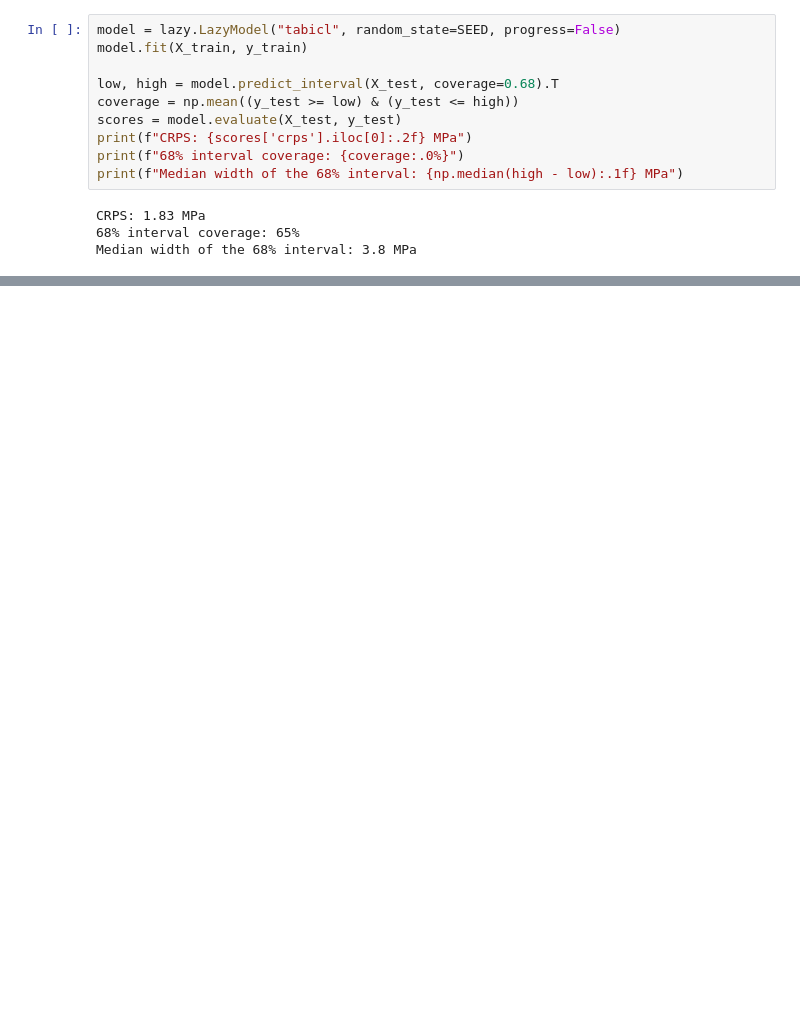
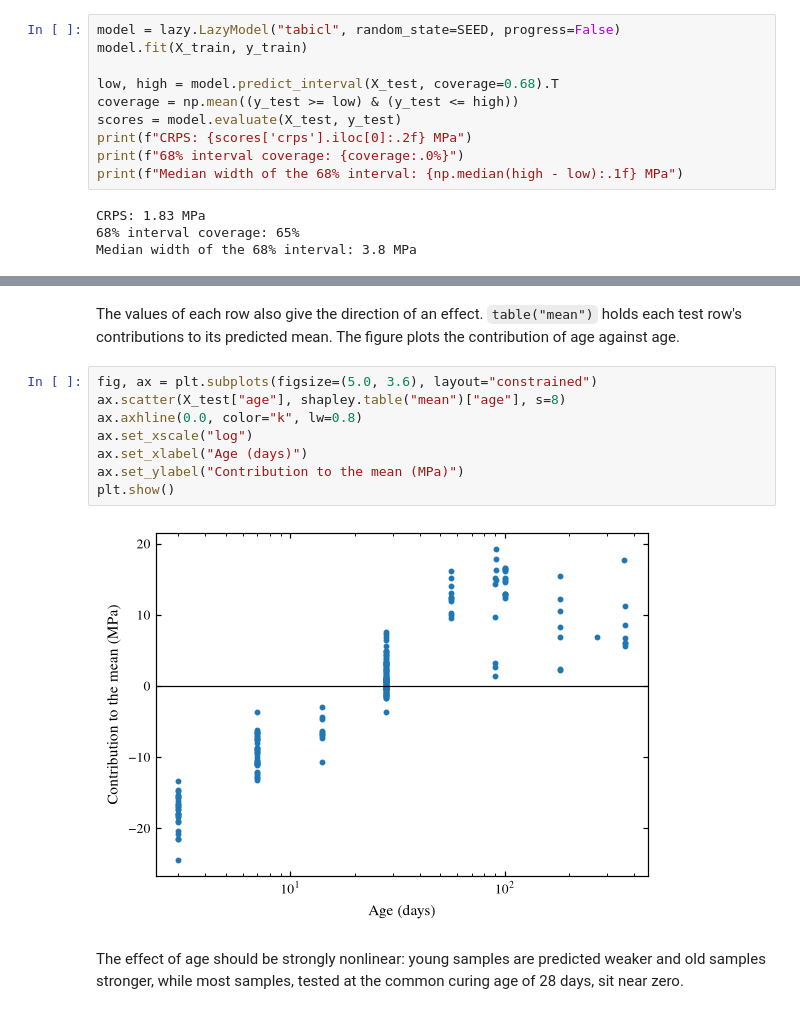
Before and after one commit to biprateep/lazy-tfm, a Jupyter notebook: feature_importance.ipynb, the cells around one changed output, grey strips where cells are left out. Saved outputs shown, nothing was run; the diff lists cells and outputs as text; blank space fills up the shorter version.

```diff
--- a/feature_importance.ipynb
+++ b/feature_importance.ipynb
@@ -295,0 +213,18 @@ rows or fewer SHAP evaluations keep the cost down.
+# %% [markdown]
+The values of each row also give the direction of an effect.
+`table("mean")` holds each test row's contributions to its predicted mean.
+The figure plots the contribution of age against age.
+# %%
+fig, ax = plt.subplots(figsize=(5.0, 3.6), layout="constrained")
+ax.scatter(X_test["age"], shapley.table("mean")["age"], s=8)
+ax.axhline(0.0, color="k", lw=0.8)
+ax.set_xscale("log")
+ax.set_xlabel("Age (days)")
+ax.set_ylabel("Contribution to the mean (MPa)")
+plt.show()
+# %% [output]
+[figure, added]
+# %% [markdown]
+The effect of age should be strongly nonlinear: young samples are predicted
+weaker and old samples stronger, while most samples, tested at the common
+curing age of 28 days, sit near zero.
```
Also changed, not shown: parts of 46 cells of this notebook, 1 other file.
